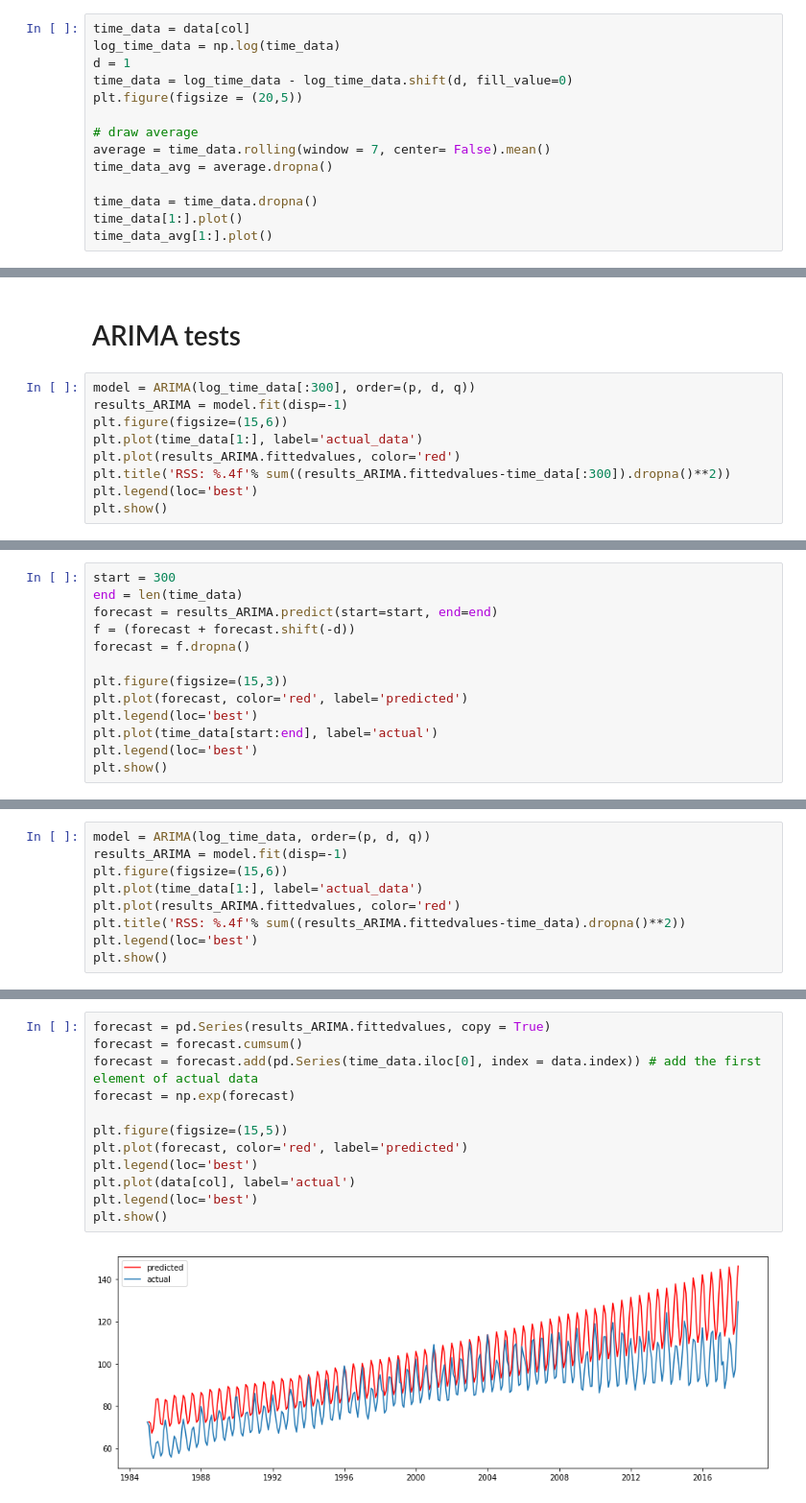
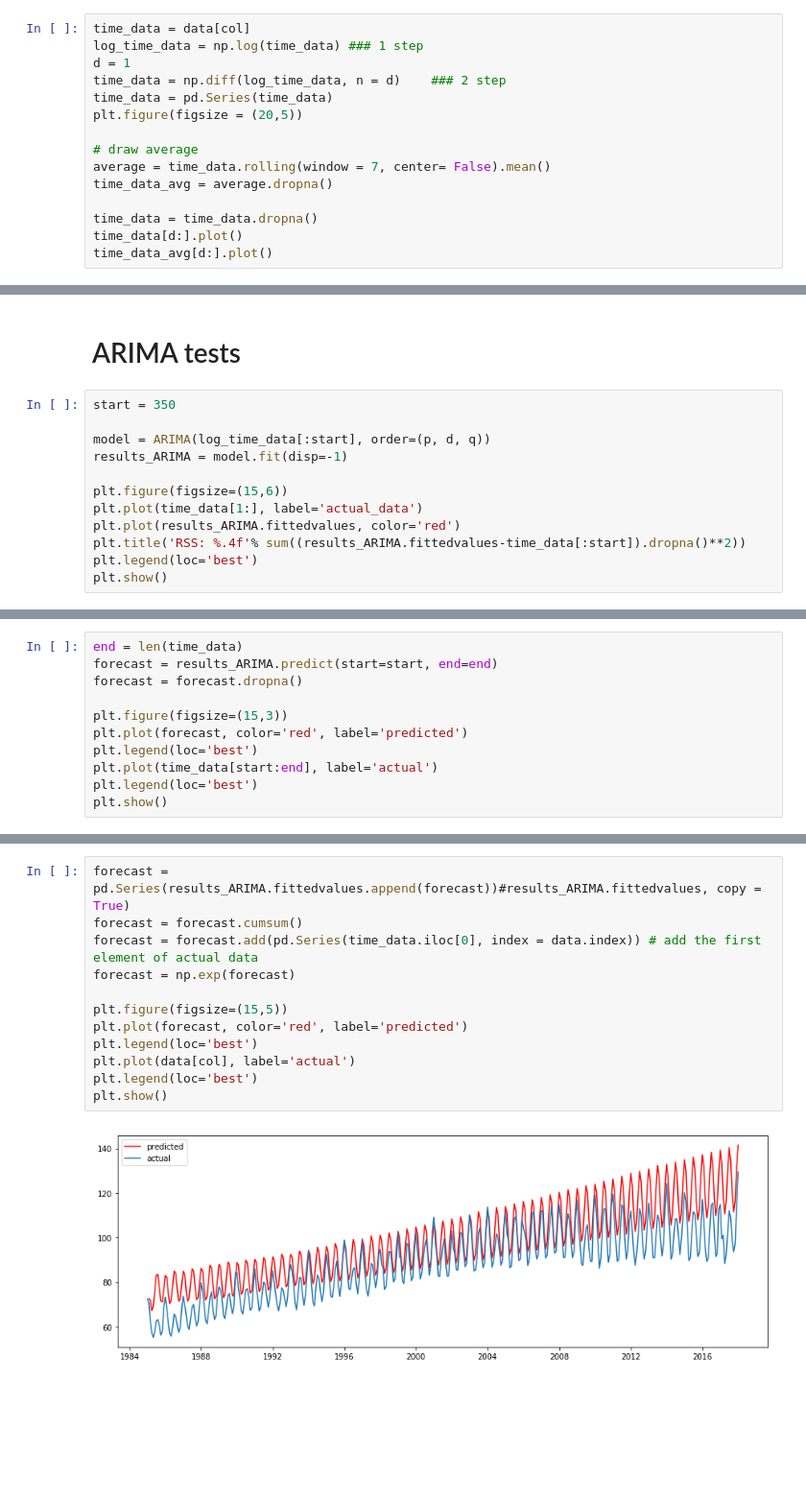
Before and after one commit to NataliaNovosad/time-series-analysis, a Jupyter notebook: One-variable Time series analysis.ipynb, the cells around one changed output, grey strips where cells are left out. Shown at 96% size. Saved outputs shown, nothing was run; the diff lists cells and outputs as text; blank space fills up the shorter version.

```diff
--- a/One-variable Time series analysis.ipynb
+++ b/One-variable Time series analysis.ipynb
@@ -145,8 +151,9 @@ Case 4: KPSS = not stationary and ADF = stationary -> difference stationary, use
 # %%
 time_data = data[col]
-log_time_data = np.log(time_data)
+log_time_data = np.log(time_data) ### 1 step
 d = 1
-time_data = log_time_data - log_time_data.shift(d, fill_value=0)
+time_data = np.diff(log_time_data, n = d)    ### 2 step
+time_data = pd.Series(time_data)
 plt.figure(figsize = (20,5))
 
 # draw average
@@ -154,7 +161,7 @@ average = time_data.rolling(window = 7, center= False).mean()
 time_data_avg = average.dropna()
 
 time_data = time_data.dropna()
-time_data[1:].plot()
-time_data_avg[1:].plot()
+time_data[d:].plot()
+time_data_avg[d:].plot()
 # %% [output]
 <matplotlib.axes._subplots.AxesSubplot at 0x...>
@@ -196,12 +206,15 @@ p = 2 # from PACF graph AR
 # %% [markdown]
 # ARIMA tests
 # %%
-model = ARIMA(log_time_data[:300], order=(p, d, q))
+start = 350
+
+model = ARIMA(log_time_data[:start], order=(p, d, q))
 results_ARIMA = model.fit(disp=-1)
+
 plt.figure(figsize=(15,6))
 plt.plot(time_data[1:], label='actual_data')
 plt.plot(results_ARIMA.fittedvalues, color='red')
-plt.title('RSS: %.4f'% sum((results_ARIMA.fittedvalues-time_data[:300]).dropna()**2))
+plt.title('RSS: %.4f'% sum((results_ARIMA.fittedvalues-time_data[:start]).dropna()**2))
 plt.legend(loc='best')
 plt.show()
 # %% [output]
@@ -209,9 +222,7 @@ plt.show()
 # %%
-start = 300
 end = len(time_data)
 forecast = results_ARIMA.predict(start=start, end=end)
-f = (forecast + forecast.shift(-d))
-forecast = f.dropna()
+forecast = forecast.dropna()
 
 plt.figure(figsize=(15,3))
 plt.plot(forecast, color='red', label='predicted')
@@ -224,9 +234,0 @@ plt.show()
-# %%
-model = ARIMA(log_time_data, order=(p, d, q))
-results_ARIMA = model.fit(disp=-1)
-plt.figure(figsize=(15,6))
-plt.plot(time_data[1:], label='actual_data')
-plt.plot(results_ARIMA.fittedvalues, color='red')
-plt.title('RSS: %.4f'% sum((results_ARIMA.fittedvalues-time_data).dropna()**2))
-plt.legend(loc='best')
-plt.show()
@@ -235,14 +235,14 @@ plt.show()
 # %%
-forecast = pd.Series(results_ARIMA.fittedvalues, copy = True)
+forecast = pd.Series(results_ARIMA.fittedvalues.append(forecast))#results_ARIMA.fittedvalues, copy = True)
 forecast = forecast.cumsum()
 forecast = forecast.add(pd.Series(time_data.iloc[0], index = data.index)) # add the first element of actual data
 forecast = np.exp(forecast)
 
 plt.figure(figsize=(15,5))
 plt.plot(forecast, color='red', label='predicted')
 plt.legend(loc='best')
 plt.plot(data[col], label='actual')
 plt.legend(loc='best')
 plt.show()
 # %% [output]
-[figure, old version]
+[figure, new version]
```
Also changed, not shown: parts of 12 cells of this notebook, 4 other files.
